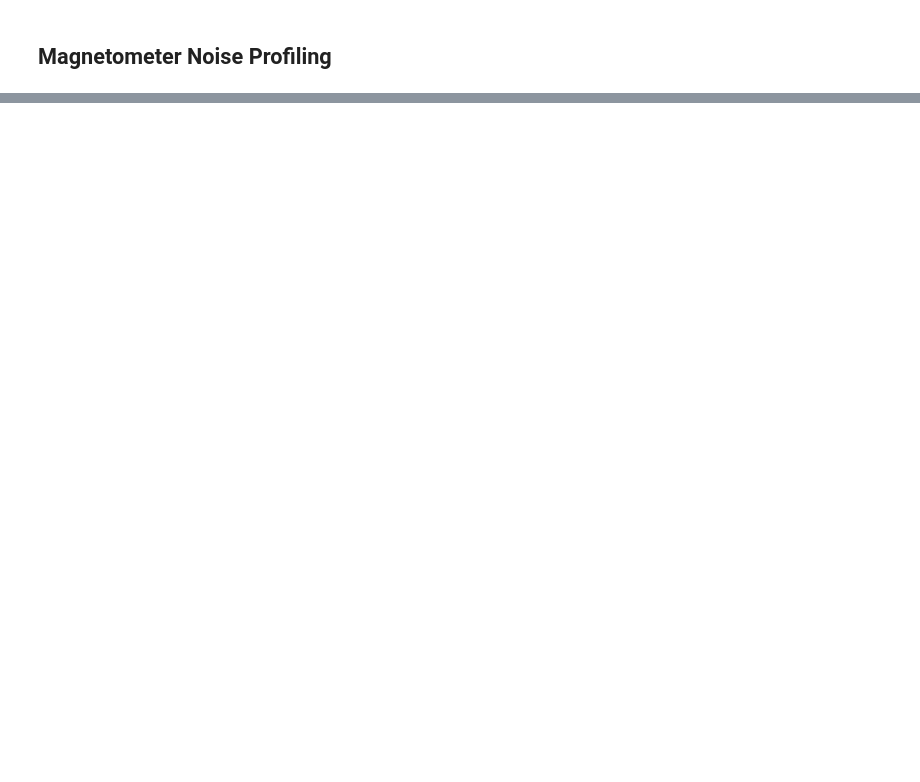
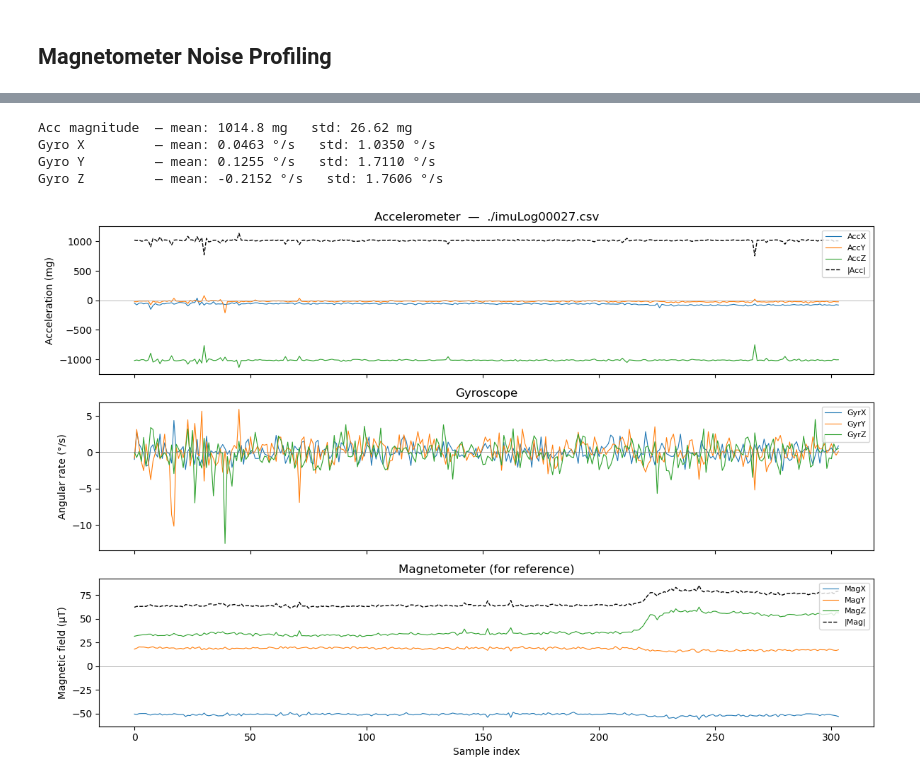
Before and after one commit to arobotdinosaur/MAE_223_Work, a Jupyter notebook: mag_static_noise.ipynb, the cells around one changed output, grey strips where cells are left out. Saved outputs shown, nothing was run; the diff lists cells and outputs as text; code cells hidden in the pictures; blank space fills up the shorter version.

```diff
--- a/mag_static_noise.ipynb
+++ b/mag_static_noise.ipynb
@@ -45,0 +46,62 @@ plt.show()
+# %%
+## Gyroscope & Accelerometer — extract channels
+
+ax = [r['AccX'] for r in rows]   # mg
+ay = [r['AccY'] for r in rows]
+az = [r['AccZ'] for r in rows]
+
+gx = [r['GyrX'] for r in rows]   # °/s
+gy = [r['GyrY'] for r in rows]
+gz = [r['GyrZ'] for r in rows]
+
+acc_mag = np.sqrt(np.array(ax)**2 + np.array(ay)**2 + np.array(az)**2)
+
+print(f'Acc magnitude  — mean: {acc_mag.mean():.1f} mg   std: {acc_mag.std():.2f} mg')
+print(f'Gyro X         — mean: {np.mean(gx):.4f} °/s   std: {np.std(gx):.4f} °/s')
+print(f'Gyro Y         — mean: {np.mean(gy):.4f} °/s   std: {np.std(gy):.4f} °/s')
+print(f'Gyro Z         — mean: {np.mean(gz):.4f} °/s   std: {np.std(gz):.4f} °/s')
+# %% [output]
+Acc magnitude  — mean: 1014.8 mg   std: 26.62 mg
+Gyro X         — mean: 0.0463 °/s   std: 1.0350 °/s
+Gyro Y         — mean: 0.1255 °/s   std: 1.7110 °/s
+Gyro Z         — mean: -0.2152 °/s   std: 1.7606 °/s
+# %%
+## Gyroscope & Accelerometer — time-series plots
+
+fig, axes = plt.subplots(3, 1, figsize=(12, 8), sharex=True)
+
+# Accelerometer
+axes[0].plot(t, ax, label='AccX', lw=0.8)
+axes[0].plot(t, ay, label='AccY', lw=0.8)
+axes[0].plot(t, az, label='AccZ', lw=0.8)
+axes[0].plot(t, acc_mag, label='|Acc|', color='k', lw=1, ls='--')
+axes[0].axhline(0, color='grey', lw=0.4)
+axes[0].set_ylabel('Acceleration (mg)')
+axes[0].set_title(f'Accelerometer  —  {path}')
+axes[0].legend(loc='upper right', fontsize=8)
+
+# Gyroscope
+axes[1].plot(t, gx, label='GyrX', lw=0.8)
+axes[1].plot(t, gy, label='GyrY', lw=0.8)
+axes[1].plot(t, gz, label='GyrZ', lw=0.8)
+axes[1].axhline(0, color='grey', lw=0.4)
+axes[1].set_ylabel('Angular rate (°/s)')
+axes[1].set_title('Gyroscope')
+axes[1].legend(loc='upper right', fontsize=8)
+
+# Magnetometer magnitude for reference
+mag_mag = np.sqrt(np.array(mx)**2 + np.array(my)**2 + np.array(mz)**2)
+axes[2].plot(t, mx, label='MagX', lw=0.8)
+axes[2].plot(t, my, label='MagY', lw=0.8)
+axes[2].plot(t, mz, label='MagZ', lw=0.8)
+axes[2].plot(t, mag_mag, label='|Mag|', color='k', lw=1, ls='--')
+axes[2].axhline(0, color='grey', lw=0.4)
+axes[2].set_ylabel('Magnetic field (µT)')
+axes[2].set_xlabel('Sample index')
+axes[2].set_title('Magnetometer (for reference)')
+axes[2].legend(loc='upper right', fontsize=8)
+
+plt.tight_layout()
+plt.show()
+# %% [output]
+[figure, added]
```
Also changed, not shown: parts of 5 cells of this notebook, 1 other file.
